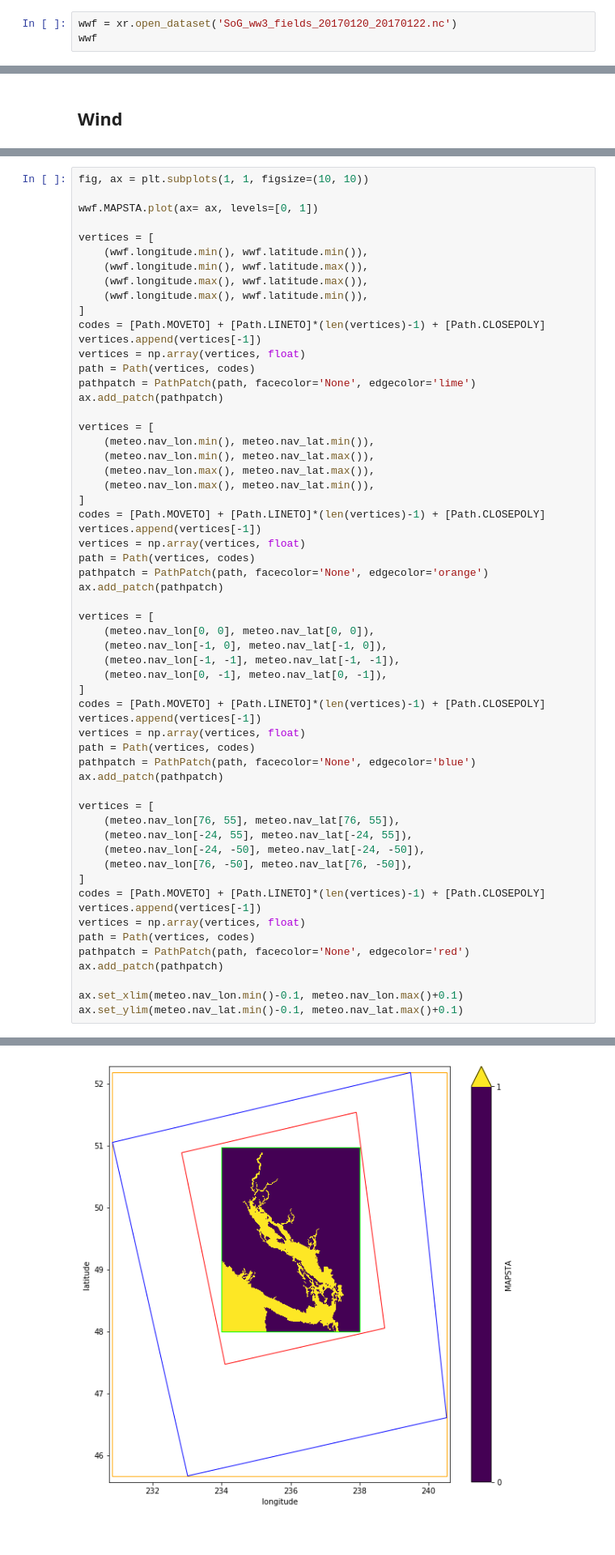
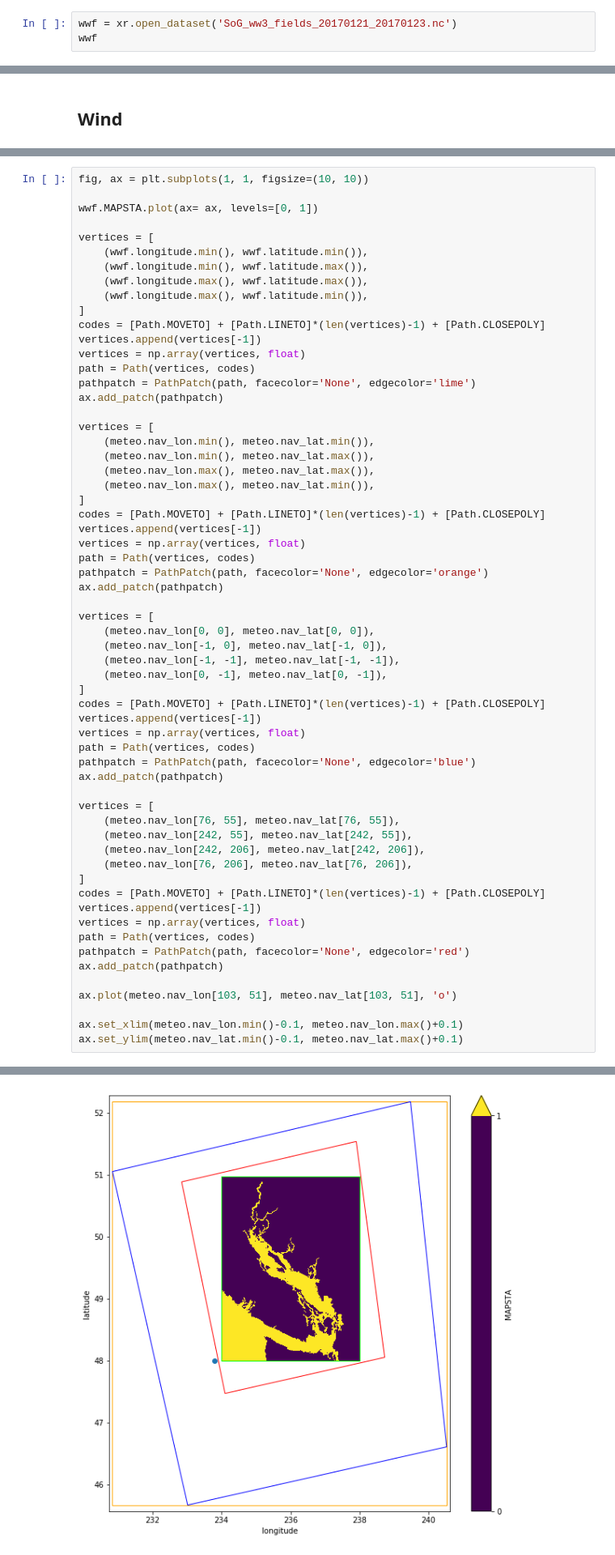
Before and after one commit to SalishSeaCast/analysis-doug, a Jupyter notebook: notebooks/SoG-waves/GridAngles.ipynb, the cells around one changed output, grey strips where cells are left out. Shown at 81% size. Saved outputs shown, nothing was run; the diff lists cells and outputs as text.

```diff
--- a/notebooks/SoG-waves/GridAngles.ipynb
+++ b/notebooks/SoG-waves/GridAngles.ipynb
@@ -43,7 +44,7 @@ import xarray as xr
 # %% [markdown]
 ## WaveWatch Grid
 # %%
-wwf = xr.open_dataset('SoG_ww3_fields_20170120_20170122.nc')
+wwf = xr.open_dataset('SoG_ww3_fields_20170121_20170123.nc')
 wwf
 # %% [output]
 <xarray.Dataset>
@@ -125,34 +126,36 @@ ax.add_patch(pathpatch)
 
 vertices = [
     (meteo.nav_lon[0, 0], meteo.nav_lat[0, 0]),
     (meteo.nav_lon[-1, 0], meteo.nav_lat[-1, 0]),
     (meteo.nav_lon[-1, -1], meteo.nav_lat[-1, -1]),
     (meteo.nav_lon[0, -1], meteo.nav_lat[0, -1]),
 ]
 codes = [Path.MOVETO] + [Path.LINETO]*(len(vertices)-1) + [Path.CLOSEPOLY]
 vertices.append(vertices[-1])
 vertices = np.array(vertices, float)
 path = Path(vertices, codes)
 pathpatch = PathPatch(path, facecolor='None', edgecolor='blue')
 ax.add_patch(pathpatch)
 
 vertices = [
     (meteo.nav_lon[76, 55], meteo.nav_lat[76, 55]),
-    (meteo.nav_lon[-24, 55], meteo.nav_lat[-24, 55]),
-    (meteo.nav_lon[-24, -50], meteo.nav_lat[-24, -50]),
-    (meteo.nav_lon[76, -50], meteo.nav_lat[76, -50]),
+    (meteo.nav_lon[242, 55], meteo.nav_lat[242, 55]),
+    (meteo.nav_lon[242, 206], meteo.nav_lat[242, 206]),
+    (meteo.nav_lon[76, 206], meteo.nav_lat[76, 206]),
 ]
 codes = [Path.MOVETO] + [Path.LINETO]*(len(vertices)-1) + [Path.CLOSEPOLY]
 vertices.append(vertices[-1])
 vertices = np.array(vertices, float)
 path = Path(vertices, codes)
 pathpatch = PathPatch(path, facecolor='None', edgecolor='red')
 ax.add_patch(pathpatch)
 
+ax.plot(meteo.nav_lon[103, 51], meteo.nav_lat[103, 51], 'o')
+
 ax.set_xlim(meteo.nav_lon.min()-0.1, meteo.nav_lon.max()+0.1)
 ax.set_ylim(meteo.nav_lat.min()-0.1, meteo.nav_lat.max()+0.1)
 # %% [output]
 (<xarray.DataArray 'nav_lat' ()>
  array(45.564901), <xarray.DataArray 'nav_lat' ()>
  array(52.27926367151701))
-[figure, old version]
+[figure, new version]
```
Also changed, not shown: parts of 35 cells of this notebook.
